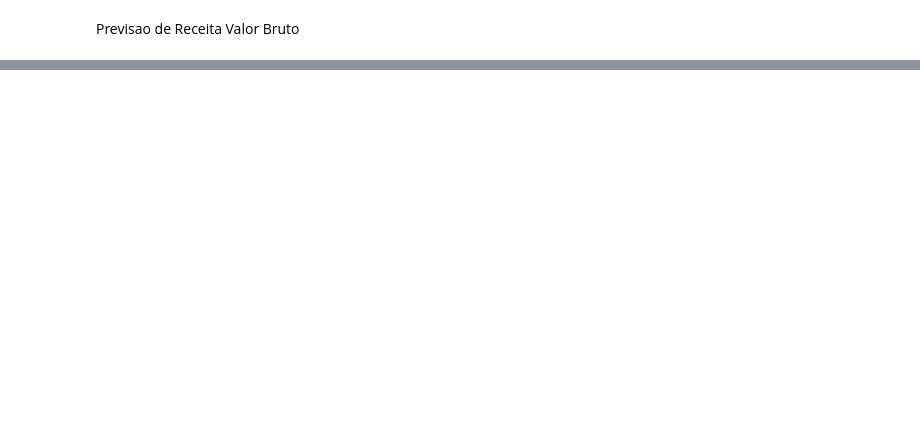
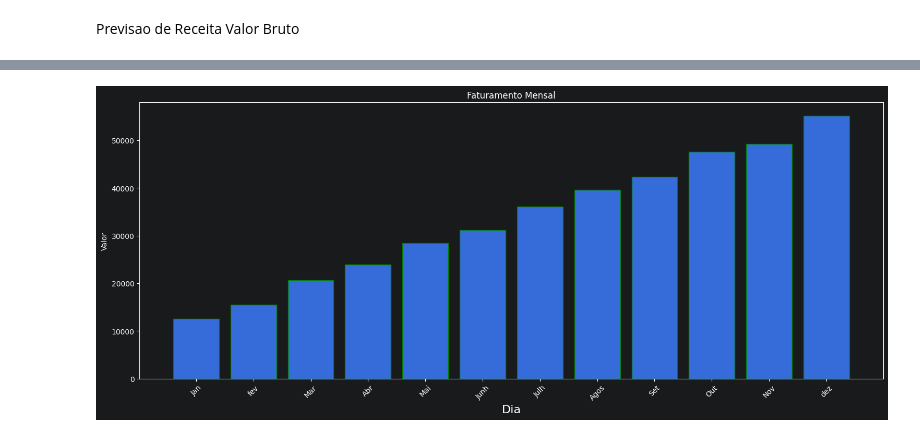
Before and after one commit to ViniciusHTSilva/Analise-Cafeteria, a Jupyter notebook: main.ipynb, the cells around one changed output, grey strips where cells are left out. Drawn from its saved outputs; the diff is of its cells as text; code cells hidden in the pictures; blank space fills up the shorter version.

Commit message:
Adicionando previsao de faturamento 2025

```diff
--- a/main.ipynb
+++ b/main.ipynb
@@ -336,0 +421,7 @@ np.float64(565822.96)
+# %%
+valores2025['Mes'] = valores2025['Mes'].dt.to_timestamp()
+# %%
+valores2025['Valor'] = valores2025['Valor'].astype(float)
+
+valores2025['Valor'] = valores2025['Valor'].round(2)
+valores2025.info()
@@ -336,0 +438,3 @@ np.float64(565822.96)
+# %%
+valores2025 = valores2025.iloc[0:12]
+valores2025
@@ -336,0 +457,3 @@ np.float64(565822.96)
+# %%
+valores2025['Mes'] = ['Jan','fev','Mar', 'Abr','Mai','Junh','Julh', 'Agos','Set','Out','Nov','dez']
+valores2025
@@ -336,0 +476,11 @@ np.float64(565822.96)
+# %%
+plt.figure(figsize=(15,6))
+plt.xticks(rotation=45)
+plt.tight_layout()
+plt.bar(valores2025['Mes'], valores2025['Valor'], edgecolor='green')
+plt.title('Faturamento Mensal')
+plt.xlabel('Dia', fontsize=16)
+plt.ylabel('Valor')
+plt.show()
+# %% [output]
+[figure, added]
```
Also changed, not shown: parts of 19 cells of this notebook, 2 other files.
